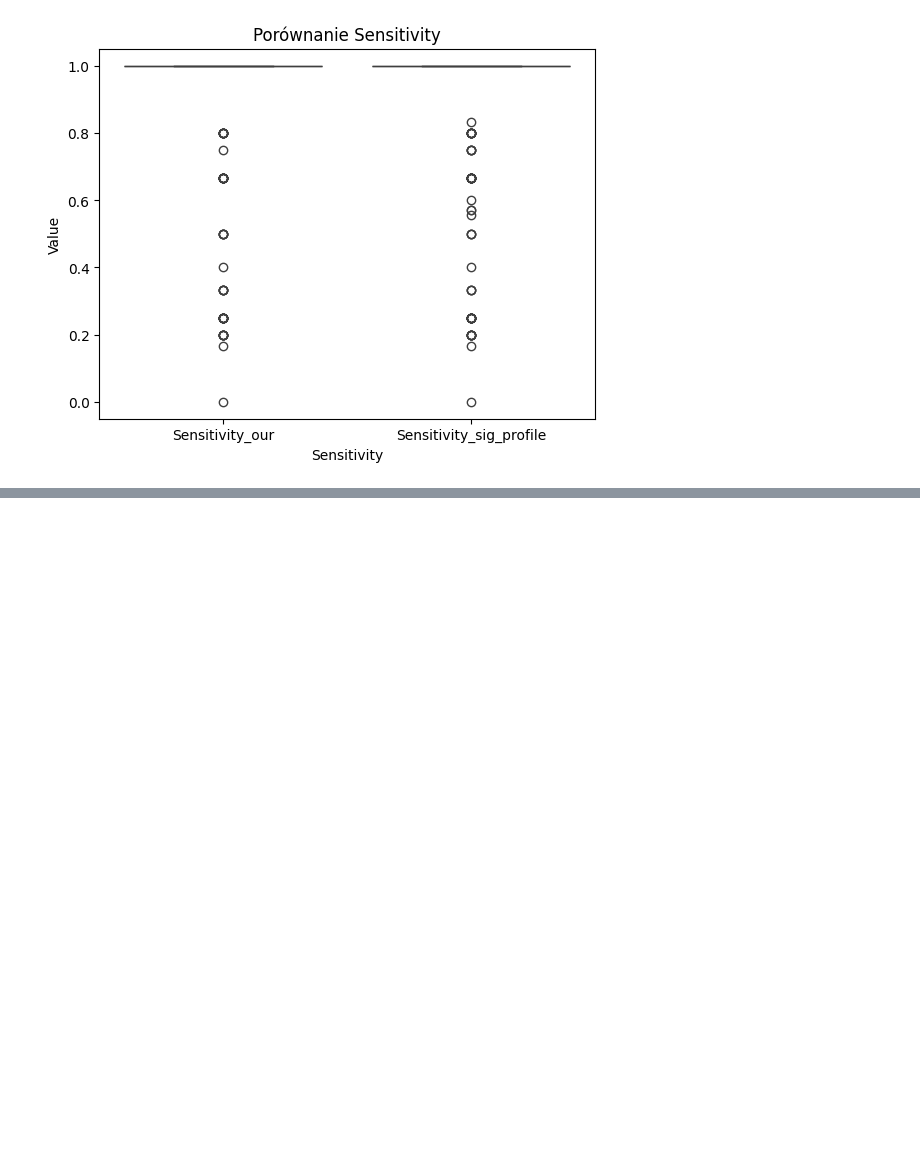
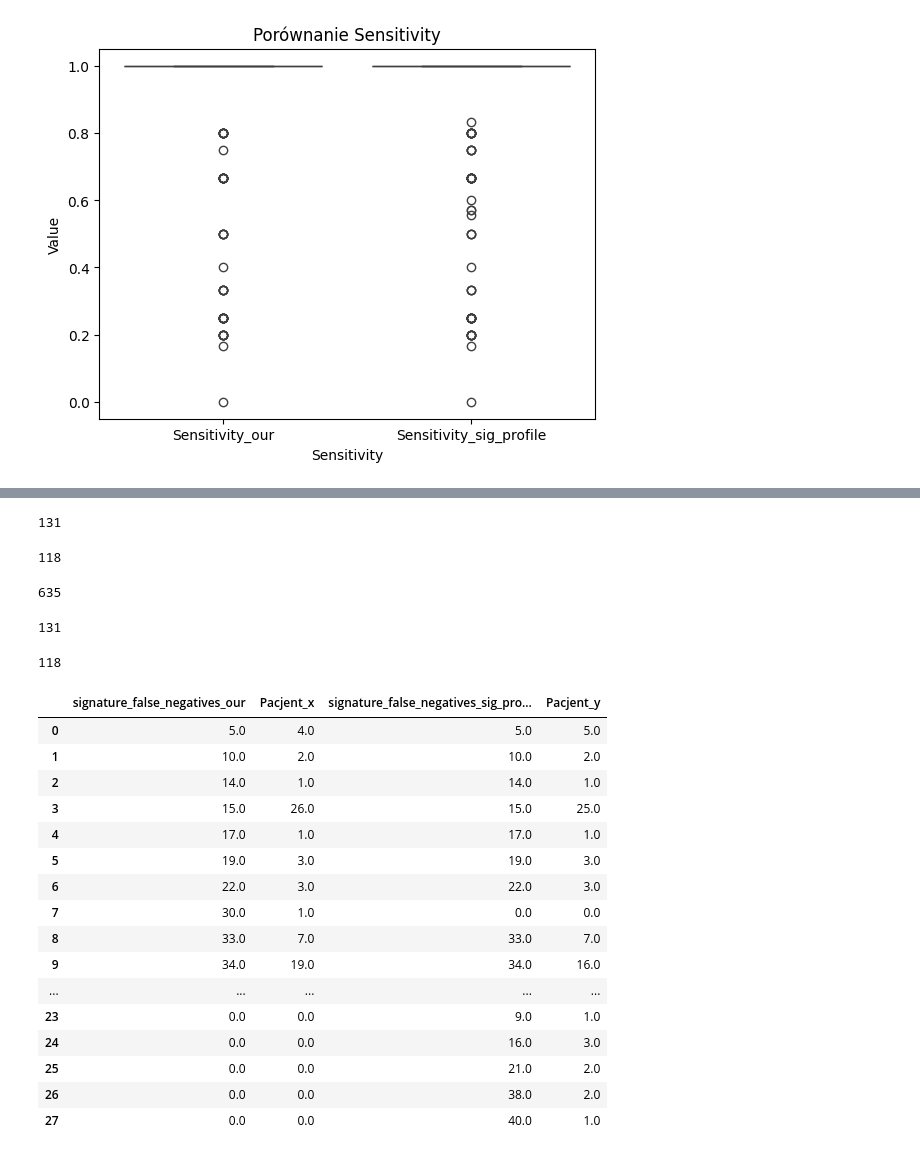
Before and after one commit to marcin119a/data_comparation, a Jupyter notebook: interpretation.ipynb, the cells around one changed output, grey strips where cells are left out. Drawn from its saved outputs; the diff is of its cells as text; code cells hidden in the pictures; blank space fills up the shorter version.

```diff
--- a/interpretation.ipynb
+++ b/interpretation.ipynb
@@ -241,0 +161,40 @@ pd.read_csv('data/M.csv', delimiter='\t')
+# %%
+grouped_fn_sig_profile['Pacjent'].sum()
+# %% [output]
+131
+# %%
+grouped_fn_our['Pacjent'].sum()
+# %% [output]
+118
+# %%
+grouped_fp_our['Pacjent'].sum()
+# %% [output]
+635
+# %%
+grouped_fn_sig_profile['Pacjent'].sum()
+# %% [output]
+131
+# %%
+grouped_fn_our['Pacjent'].sum()
+# %% [output]
+118
+# %%
+combined_df
+# %% [output]
+|  | signature_false_negatives_our | Pacjent_x | signature_false_negatives_sig_pro... | Pacjent_y |
+| 0 | 5.0 | 4.0 | 5.0 | 5.0 |
+| 1 | 10.0 | 2.0 | 10.0 | 2.0 |
+| 2 | 14.0 | 1.0 | 14.0 | 1.0 |
+| 3 | 15.0 | 26.0 | 15.0 | 25.0 |
+| 4 | 17.0 | 1.0 | 17.0 | 1.0 |
+| 5 | 19.0 | 3.0 | 19.0 | 3.0 |
+| 6 | 22.0 | 3.0 | 22.0 | 3.0 |
+| 7 | 30.0 | 1.0 | 0.0 | 0.0 |
+| 8 | 33.0 | 7.0 | 33.0 | 7.0 |
+| 9 | 34.0 | 19.0 | 34.0 | 16.0 |
+| ... | ... | ... | ... | ... |
+| 23 | 0.0 | 0.0 | 9.0 | 1.0 |
+| 24 | 0.0 | 0.0 | 16.0 | 3.0 |
+| 25 | 0.0 | 0.0 | 21.0 | 2.0 |
+| 26 | 0.0 | 0.0 | 38.0 | 2.0 |
+| 27 | 0.0 | 0.0 | 40.0 | 1.0 |
```
Also changed, not shown: parts of 29 cells of this notebook, 3 other files.
